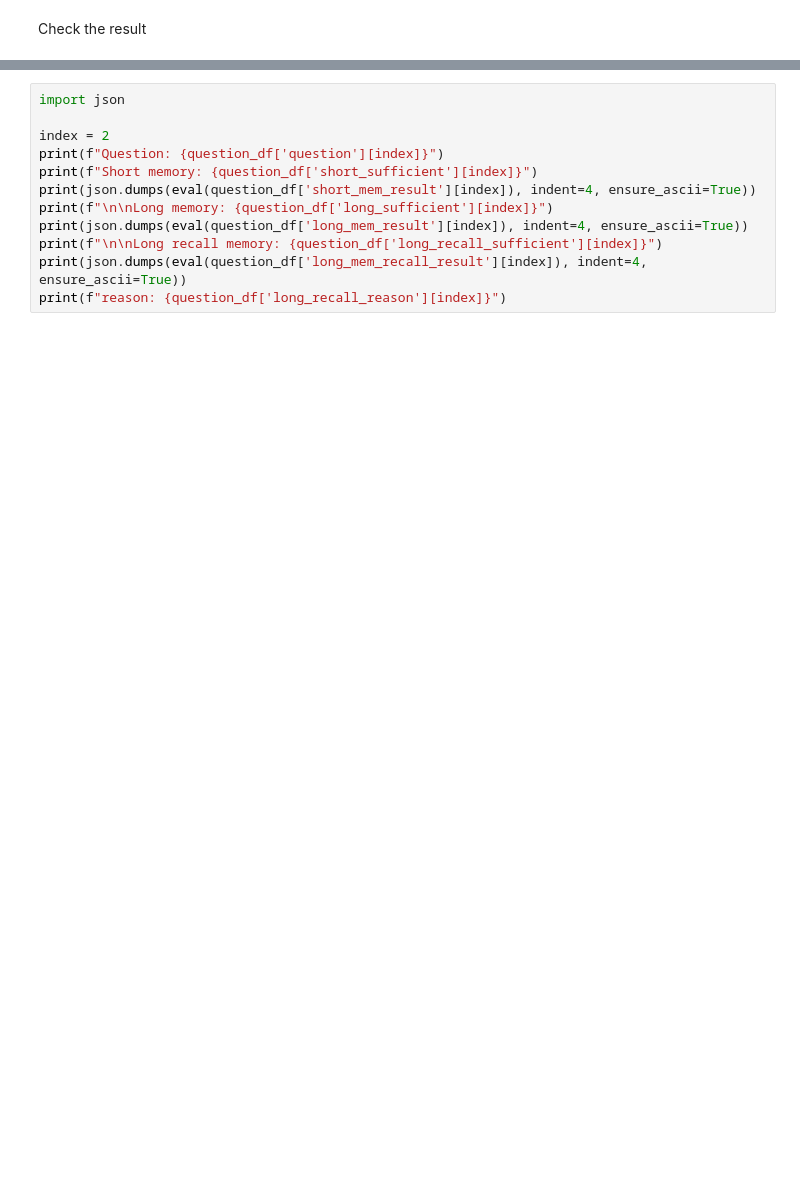
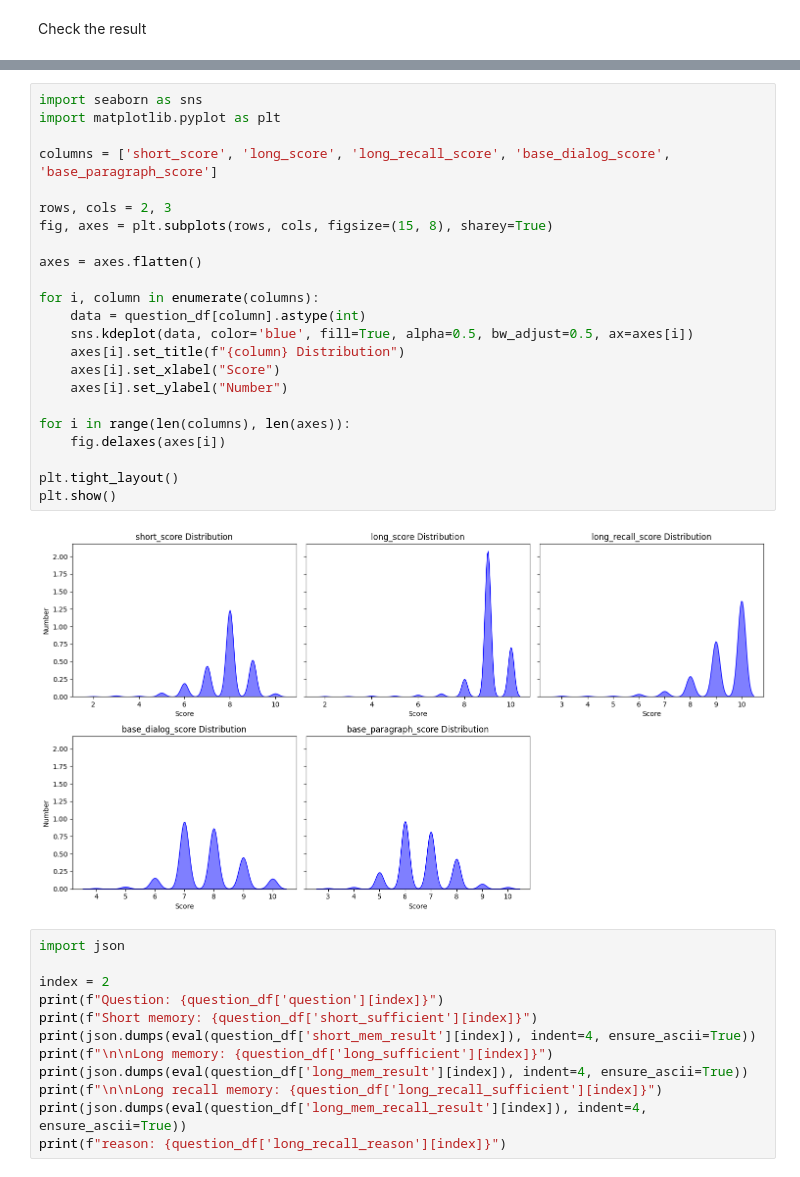
Before and after one commit to Intelligent-Systems-Lab/REMIND, a Jupyter notebook: datasets/test.ipynb, the cells around one changed output, grey strips where cells are left out. Drawn from its saved outputs; the diff is of its cells as text; blank space fills up the shorter version.

```diff
--- a/datasets/test.ipynb
+++ b/datasets/test.ipynb
@@ -20,3 +71,28 @@ Index([2, 17, 30, 48, 75, 83, 96], dtype='int64')
+# %%
+import seaborn as sns
+import matplotlib.pyplot as plt
+
+columns = ['short_score', 'long_score', 'long_recall_score', 'base_dialog_score', 'base_paragraph_score']
+
+rows, cols = 2, 3
+fig, axes = plt.subplots(rows, cols, figsize=(15, 8), sharey=True)
+
+axes = axes.flatten()
+
+for i, column in enumerate(columns):
+    data = question_df[column].astype(int)
+    sns.kdeplot(data, color='blue', fill=True, alpha=0.5, bw_adjust=0.5, ax=axes[i])
+    axes[i].set_title(f"{column} Distribution")
+    axes[i].set_xlabel("Score")
+    axes[i].set_ylabel("Number")
+
+for i in range(len(columns), len(axes)):
+    fig.delaxes(axes[i])
+
+plt.tight_layout()
+plt.show()
+# %% [output]
+[figure, added]
 # %%
 import json
 
```
Also changed, not shown: parts of 9 cells of this notebook, 1 other file.
